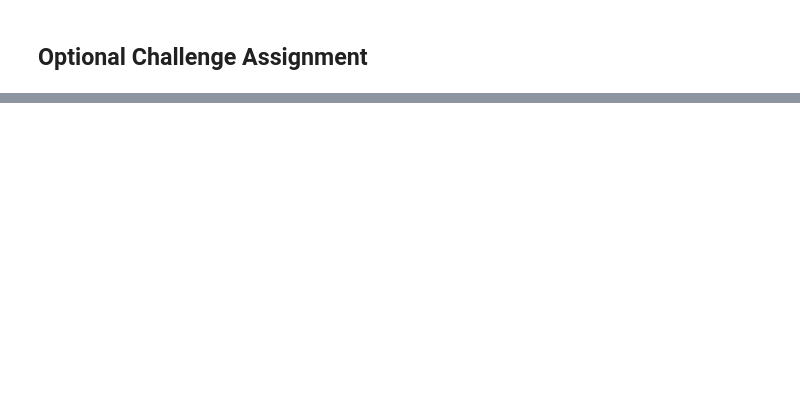
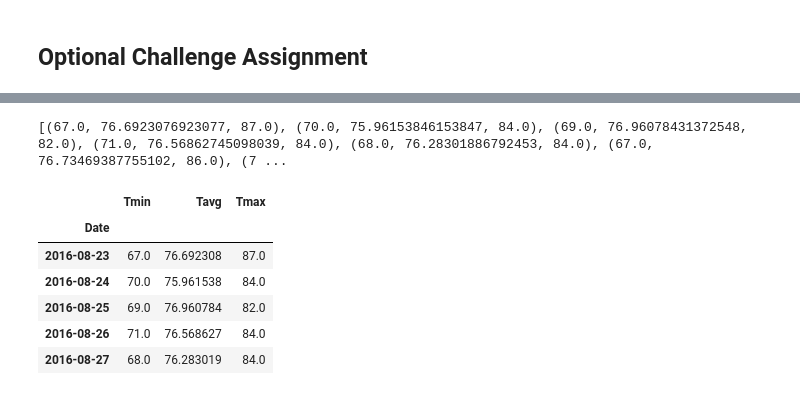
Before and after one commit to zareentaz/Advanced-Data-Storage-and-Retrieval, a Jupyter notebook: SQLAlchemy/climate_starter.ipynb, the cells around one changed output, grey strips where cells are left out. Saved outputs shown, nothing was run; the diff lists cells and outputs as text; code cells hidden in the pictures; blank space fills up the shorter version.

```diff
--- a/SQLAlchemy/climate_starter.ipynb
+++ b/SQLAlchemy/climate_starter.ipynb
@@ -425,13 +435,25 @@ daily_normals("01-01")
 # %%
-# calculate the daily normals for your trip
-# push each tuple of calculations into a list called `normals`
-
-# Set the start and end date of the trip
+#create a function called daily_normals that will calculate the daily normals for a specific date
+def daily_normals(day_date):
+  temps = session.query(func.min(Measurement.tobs), func.avg(Measurement.tobs), func.max(Measurement.tobs)).\
+                        filter(func.strftime("%m-%d", Measurement.date) == day_date).all()
+  return temps
+trip_start=dt.date(2016,8,23)
+trip_end =dt.date(2016,9,7)
 
 # Use the start and end date to create a range of dates
+trip_dates = pd.date_range(trip_start, trip_end)
 
 # Stip off the year and save a list of %m-%d strings
+trip_mmdd = trip_dates.strftime('%m-%d')
 
 # Loop through the list of %m-%d strings and calculate the normals for each date
+normals = []
+for trip_date in trip_mmdd:
+  #append daily_normals
+  normals.append(*daily_normals(trip_date))
+print(normals)
+# %% [output]
+[(67.0, 76.6923076923077, 87.0), (70.0, 75.96153846153847, 84.0), (69.0, 76.96078431372548, 82.0), (71.0, 76.56862745098039, 84.0), (68.0, 76.28301886792453, 84.0), (67.0, 76.73469387755102, 86.0), (7 ...
 # %%
 # Load the previous query results into a Pandas DataFrame and add the `trip_dates` range as the `date` index
@@ -439,0 +462,13 @@ daily_normals("01-01")
+# %%
+#make the trip dates the index
+normals_df['Date'] = trip_dates
+normals_df = normals_df.set_index('Date')
+normals_df.head()
+# %% [output]
+|  | Tmin | Tavg | Tmax |
+| Date |  |  |  |
+| 2016-08-23 | 67.0 | 76.692308 | 87.0 |
+| 2016-08-24 | 70.0 | 75.961538 | 84.0 |
+| 2016-08-25 | 69.0 | 76.960784 | 82.0 |
+| 2016-08-26 | 71.0 | 76.568627 | 84.0 |
+| 2016-08-27 | 68.0 | 76.283019 | 84.0 |
```
Also changed, not shown: parts of 11 cells of this notebook, 5 other files.
